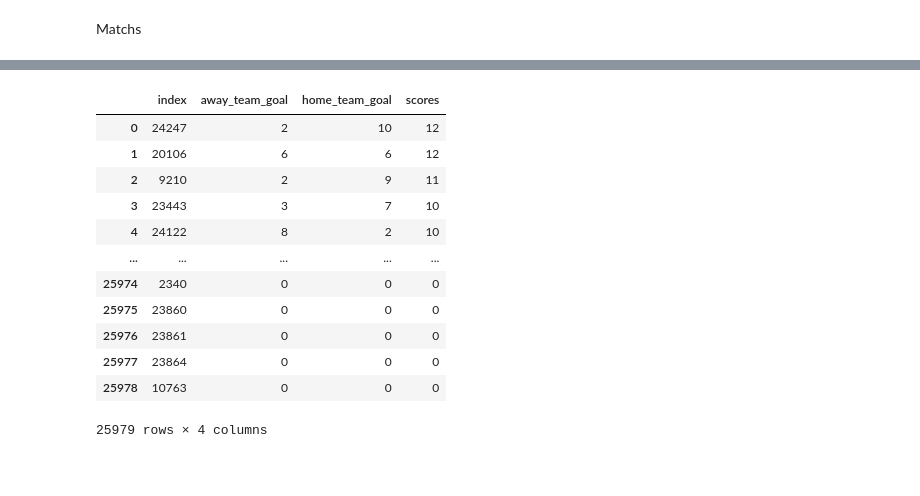
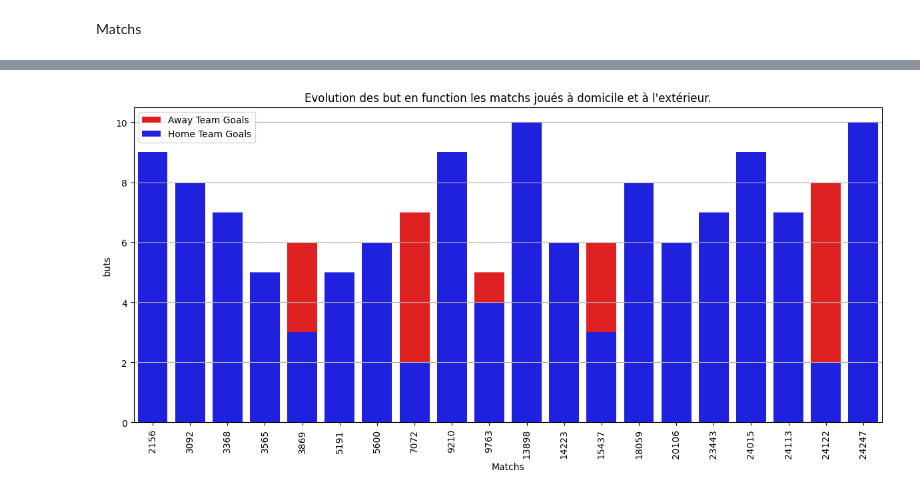
Before and after one commit to moroccandude/Analyse-Avanc-e-du-Football-Europ-en-Performances-et-Strat-gies, a Jupyter notebook: main2.ipynb, the cells around one changed output, grey strips where cells are left out. Saved outputs shown, nothing was run; the diff lists cells and outputs as text; code cells hidden in the pictures; blank space fills up the shorter version.

```diff
--- a/main2.ipynb
+++ b/main2.ipynb
@@ -434,22 +436,25 @@ def create_scores(x):
    df_matchs['scores']=df_matchs['away_team_goal']+df_matchs['home_team_goal']
 df_matchs.apply(create_scores,axis=1)
 
-df_matchs[['away_team_goal','home_team_goal','scores']].sort_values(by='scores',ascending=False).reset_index()
-
-# attribute_goal
-
-#
+match_homeaway=df_matchs[['away_team_goal','home_team_goal','scores']].sort_values(by='scores',ascending=False).reset_index()
+match_home_away=df_matchs[['away_team_goal','home_team_goal','scores']].sort_values(by='scores',ascending=False).reset_index().head(20)
-# %% [output]
-|  | index | away_team_goal | home_team_goal | scores |
-| 0 | 24247 | 2 | 10 | 12 |
-| 1 | 20106 | 6 | 6 | 12 |
-| 2 | 9210 | 2 | 9 | 11 |
-| 3 | 23443 | 3 | 7 | 10 |
-| 4 | 24122 | 8 | 2 | 10 |
-| ... | ... | ... | ... | ... |
-| 25974 | 2340 | 0 | 0 | 0 |
-| 25975 | 23860 | 0 | 0 | 0 |
-| 25976 | 23861 | 0 | 0 | 0 |
-| 25977 | 23864 | 0 | 0 | 0 |
-| 25978 | 10763 | 0 | 0 | 0 |
-25979 rows × 4 columns
+# %%
+
+# Set up the visualizations
+plt.figure(figsize=(12, 6))
+plt.grid(True,which='both')
+sns.barplot(x=match_home_away['index'], y=match_home_away['away_team_goal'], color='red', label='Away Team Goals',)
+sns.barplot(x=match_home_away['index'], y=match_home_away['home_team_goal'], color='blue', label='Home Team Goals')
+
+
+plt.xlabel('Matchs')
+plt.ylabel('buts')
+plt.title('Evolution des but en function les matchs joués à domicile et à l\'extérieur.')
+plt.legend()
+plt.xticks(rotation=90)
+plt.tight_layout()
+
+
+plt.show()
+# %% [output]
+[figure, added]
```
Also changed, not shown: parts of 27 cells of this notebook.
